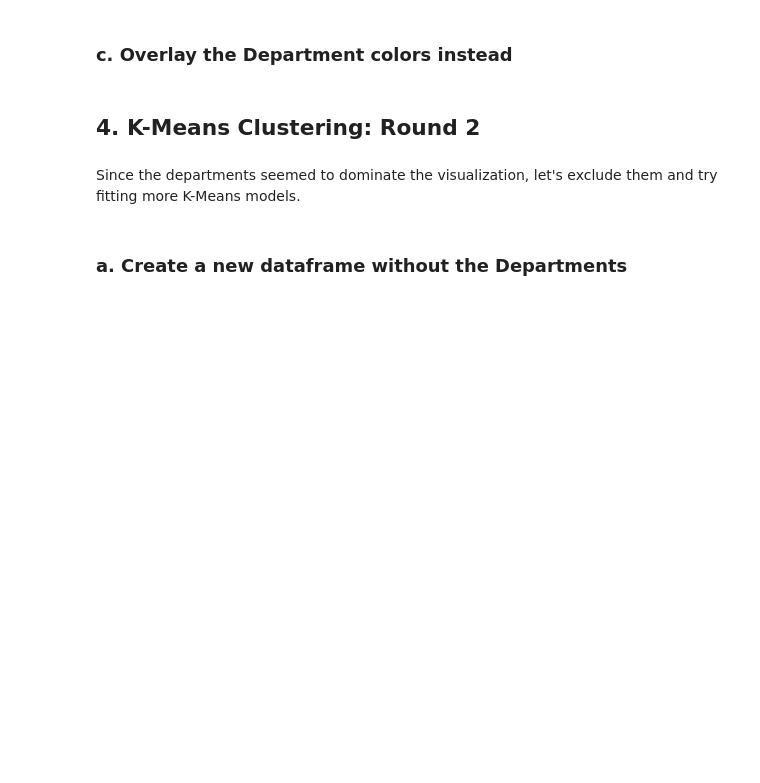
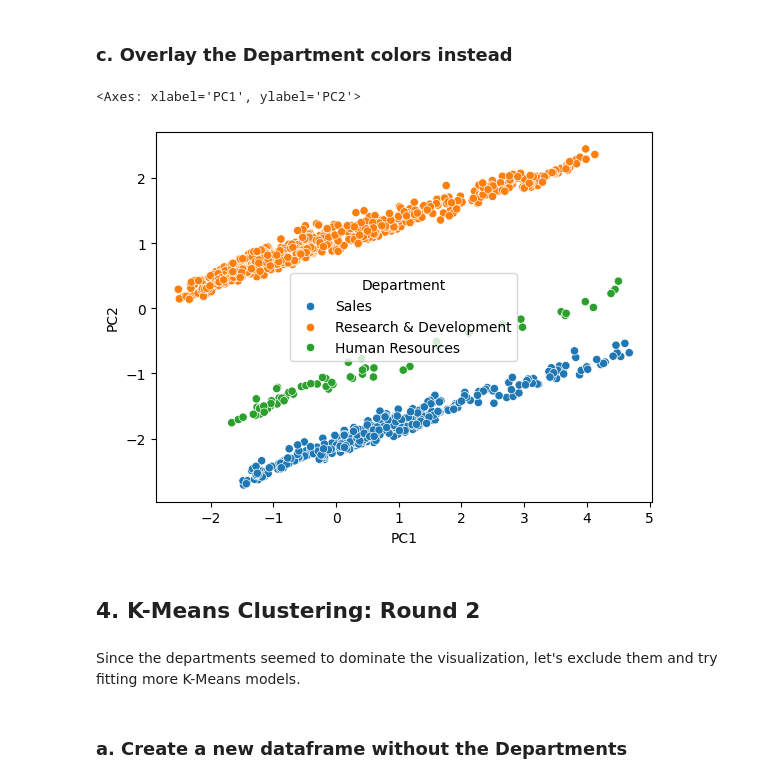
Before and after one commit to hummetova-gunay/Unsupervised_Learning, a Jupyter notebook: Python Unsupervised Learning/Course Assignment Notebooks/section11_final_project.ipynb, the cells around one changed output. Cells and saved outputs as stored; diff of their text form; code cells hidden in the pictures; blank space fills up the shorter version.

```diff
--- a/Python Unsupervised Learning/Course Assignment Notebooks/section11_final_project.ipynb
+++ b/Python Unsupervised Learning/Course Assignment Notebooks/section11_final_project.ipynb
@@ -449,6 +497,10 @@ Let's visualize the data using PCA.
 ### c. Overlay the Department colors instead
 # %%
 # overlay the department colors (hint: set the hue to be the department column)
+sns.scatterplot(x='PC1', y = 'PC2', data = data_std_transformed, hue=data['Department'])
+# %% [output]
+<Axes: xlabel='PC1', ylabel='PC2'>
+[figure, added]
 # %% [markdown]
 ## 4. K-Means Clustering: Round 2
 # %% [markdown]
```
Also changed, not shown: parts of 9 cells of this notebook.
